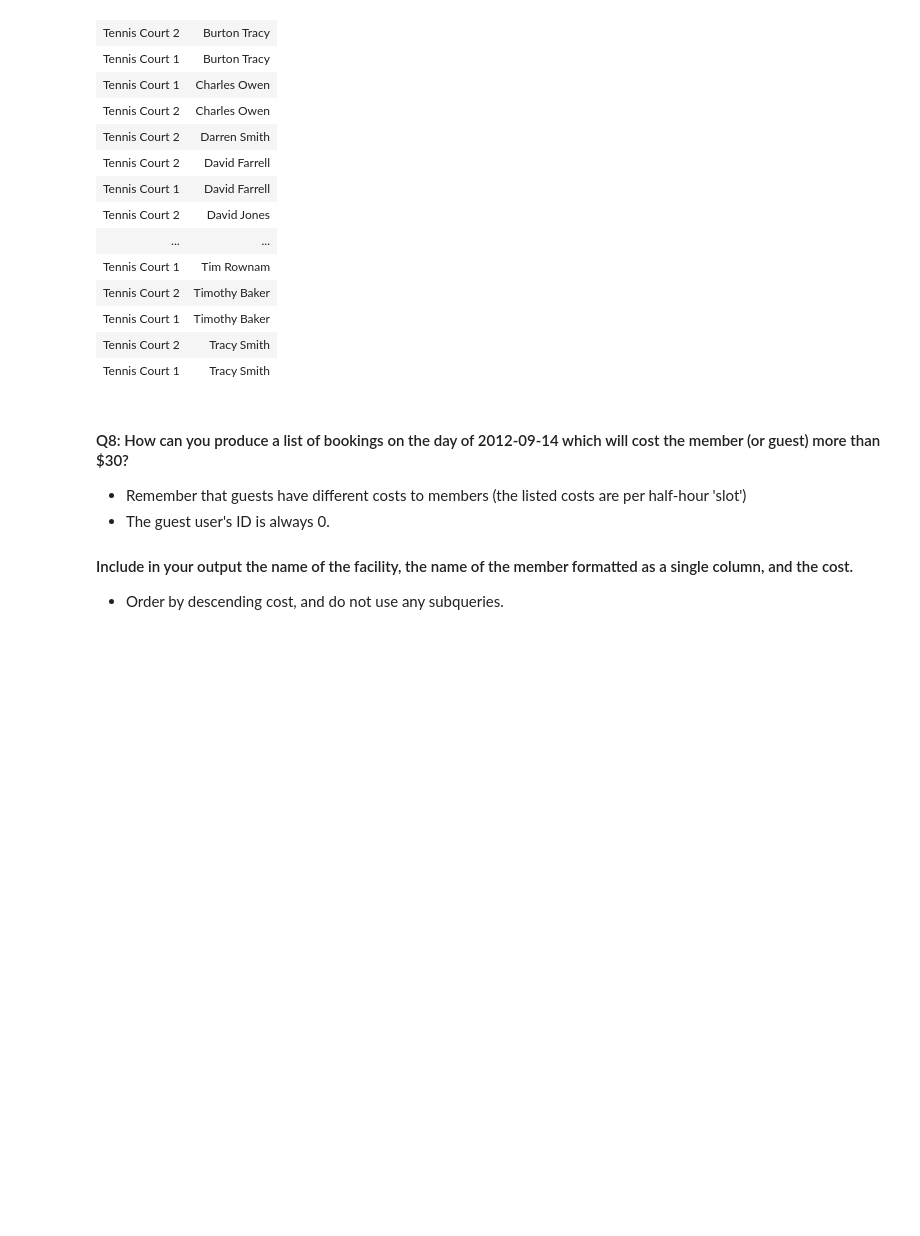
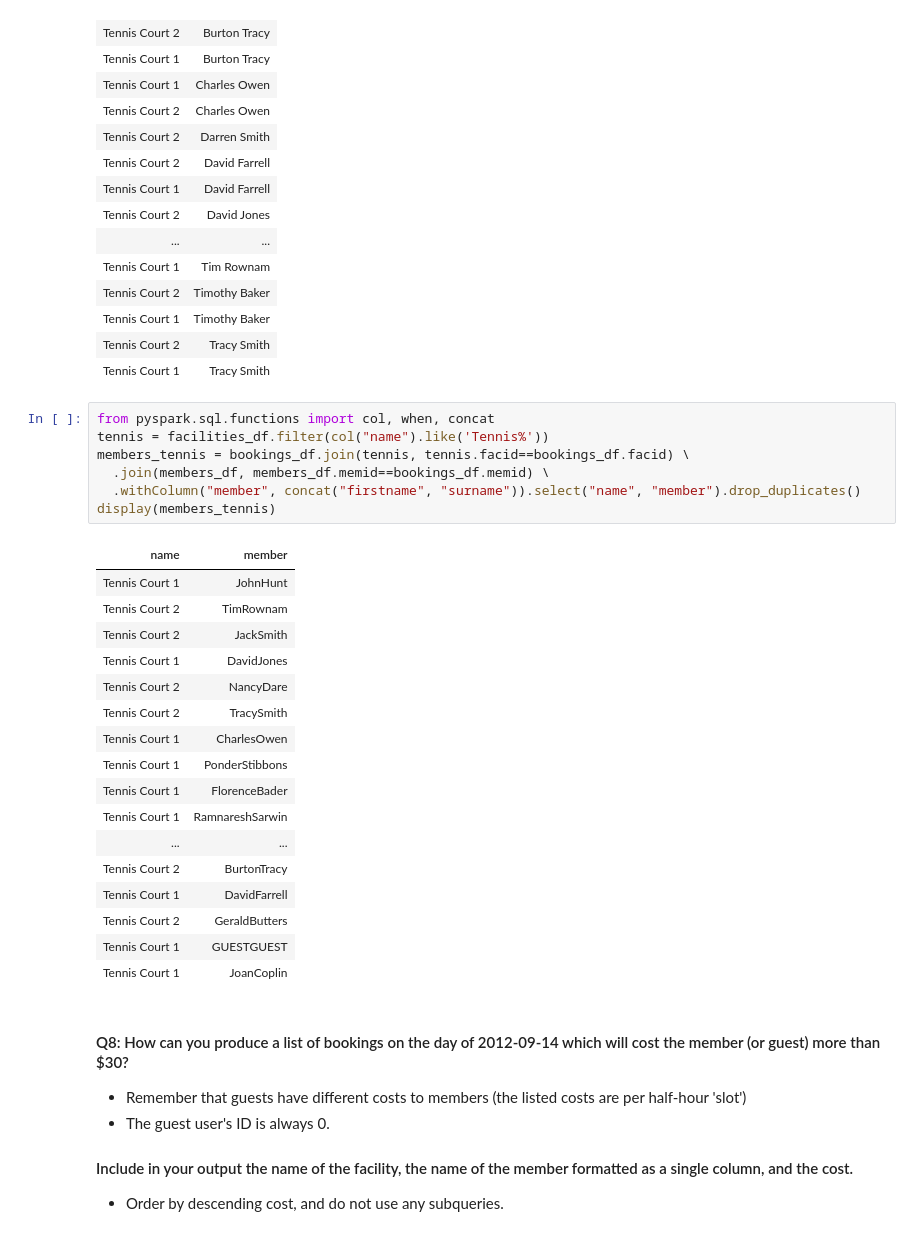
Before and after one commit to weboctave/mec-mini-projects, a Jupyter notebook: mec-5.6.6-sql-with-spark-mini-project/Mini_Project_SQL_with_Spark.ipynb, the cells around one changed output. Cells and saved outputs as stored; diff of their text form; blank space fills up the shorter version.

Commit message:
Added pyspark code

```diff
--- a/mec-5.6.6-sql-with-spark-mini-project/Mini_Project_SQL_with_Spark.ipynb
+++ b/mec-5.6.6-sql-with-spark-mini-project/Mini_Project_SQL_with_Spark.ipynb
@@ -228,6 +250,31 @@ select distinct f.name as court, concat(firstname, ' ', surname) as member from
 | Tennis Court 1 | Timothy Baker |
 | Tennis Court 2 | Tracy Smith |
 | Tennis Court 1 | Tracy Smith |
+# %%
+from pyspark.sql.functions import col, when, concat
+tennis = facilities_df.filter(col("name").like('Tennis%'))
+members_tennis = bookings_df.join(tennis, tennis.facid==bookings_df.facid) \
+  .join(members_df, members_df.memid==bookings_df.memid) \
+  .withColumn("member", concat("firstname", "surname")).select("name", "member").drop_duplicates()
+display(members_tennis)
+# %% [output]
+| name | member |
+| Tennis Court 1 | JohnHunt |
+| Tennis Court 2 | TimRownam |
+| Tennis Court 2 | JackSmith |
+| Tennis Court 1 | DavidJones |
+| Tennis Court 2 | NancyDare |
+| Tennis Court 2 | TracySmith |
+| Tennis Court 1 | CharlesOwen |
+| Tennis Court 1 | PonderStibbons |
+| Tennis Court 1 | FlorenceBader |
+| Tennis Court 1 | RamnareshSarwin |
+| ... | ... |
+| Tennis Court 2 | BurtonTracy |
+| Tennis Court 1 | DavidFarrell |
+| Tennis Court 2 | GeraldButters |
+| Tennis Court 1 | GUESTGUEST |
+| Tennis Court 1 | JoanCoplin |
 # %% [markdown]
 #### Q8: How can you produce a list of bookings on the day of 2012-09-14 which will cost the member (or guest) more than $30?
 
```
Also changed, not shown: parts of 2 cells of this notebook.
